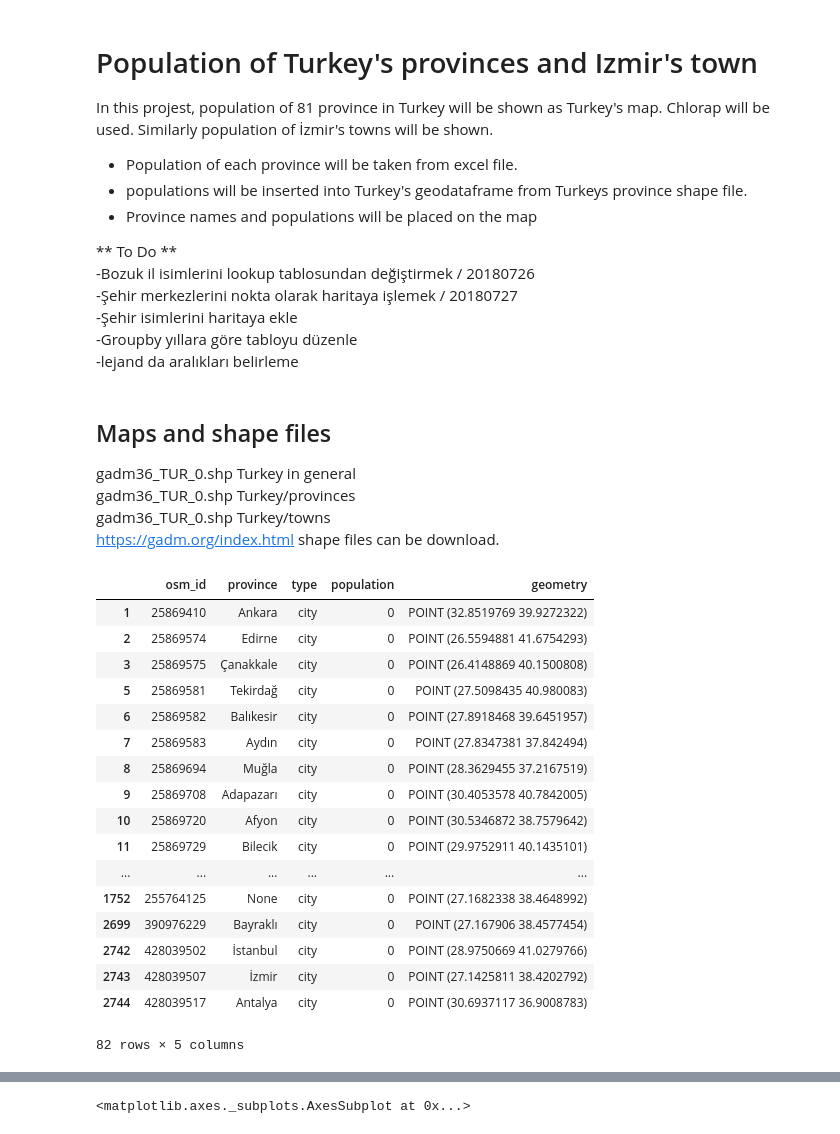
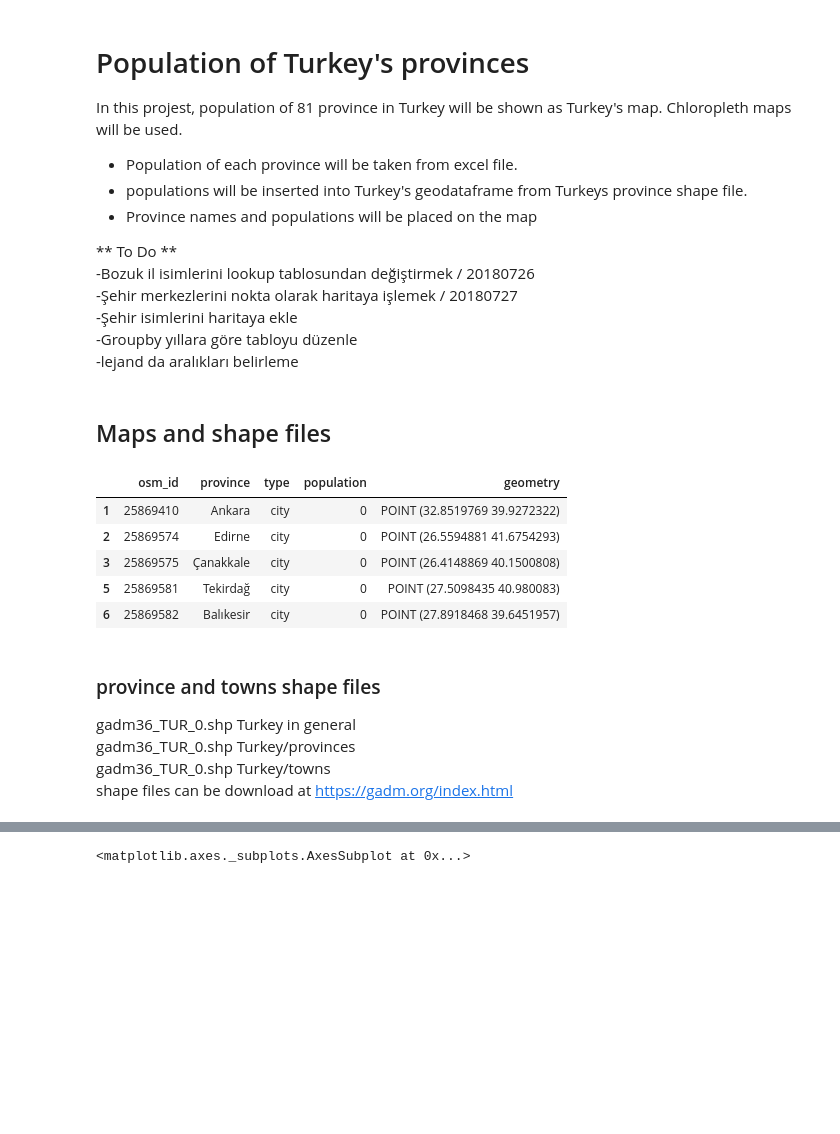
Before and after one commit to ctukel/Geopandas-projects, a Jupyter notebook: Turkeys_population.ipynb, the cells around one changed output, grey strips where cells are left out. Drawn from its saved outputs; the diff is of its cells as text; code cells hidden in the pictures; blank space fills up the shorter version.

```diff
--- a/Turkeys_population.ipynb
+++ b/Turkeys_population.ipynb
@@ -1,7 +1,6 @@
 # %% [markdown]
-# Population of Turkey's provinces and Izmir's town
-In this projest, population of 81 province in Turkey will be shown as Turkey's map. Chlorap will be used.
-Similarly population of İzmir's towns will be shown.
+# Population of Turkey's provinces
+In this projest, population of 81 province in Turkey will be shown as Turkey's map. Chloropleth maps will be used.
 - Population of each province will be taken from excel file.
 - populations will be inserted into Turkey's geodataframe from Turkeys province shape file.
 - Province names and populations will be placed on the map
@@ -19,36 +18,26 @@ import pandas as pd
 import geopandas
 
 # pd.options.display.max_rows = 10
+# %% [markdown]
+## Maps and shape files
+# %%
+province_centers = geopandas.read_file("zip://./data/turkey-places-shape.zip", encoding = 'utf-8')
+province_centers = province_centers.rename(columns={'name': 'province'})
+province_centers = province_centers.loc[province_centers['type'] == 'city']
+province_centers.head()
+# %% [output]
+|  | osm_id | province | type | population | geometry |
+| 1 | 25869410 | Ankara | city | 0 | POINT (32.8519769 39.9272322) |
+| 2 | 25869574 | Edirne | city | 0 | POINT (26.5594881 41.6754293) |
+| 3 | 25869575 | Çanakkale | city | 0 | POINT (26.4148869 40.1500808) |
+| 5 | 25869581 | Tekirdağ | city | 0 | POINT (27.5098435 40.980083) |
+| 6 | 25869582 | Balıkesir | city | 0 | POINT (27.8918468 39.6451957) |
 # %% [markdown]
-## Maps and shape files
+### province and towns shape files
 gadm36_TUR_0.shp Turkey in general
 gadm36_TUR_0.shp Turkey/provinces
 gadm36_TUR_0.shp Turkey/towns
-https://gadm.org/index.html shape files can be download.
+shape files can be download at https://gadm.org/index.html
-# %%
-province_centers = geopandas.read_file("zip://./data/turkey-places-shape.zip", encoding = 'utf-8')
-province_centers = province_centers.rename(columns={'name': 'province'})
-province_centers = province_centers.loc[province_centers['type'] == 'city']
-province_centers
-# %% [output]
-|  | osm_id | province | type | population | geometry |
-| 1 | 25869410 | Ankara | city | 0 | POINT (32.8519769 39.9272322) |
-| 2 | 25869574 | Edirne | city | 0 | POINT (26.5594881 41.6754293) |
-| 3 | 25869575 | Çanakkale | city | 0 | POINT (26.4148869 40.1500808) |
-| 5 | 25869581 | Tekirdağ | city | 0 | POINT (27.5098435 40.980083) |
-| 6 | 25869582 | Balıkesir | city | 0 | POINT (27.8918468 39.6451957) |
-| 7 | 25869583 | Aydın | city | 0 | POINT (27.8347381 37.842494) |
-| 8 | 25869694 | Muğla | city | 0 | POINT (28.3629455 37.2167519) |
-| 9 | 25869708 | Adapazarı | city | 0 | POINT (30.4053578 40.7842005) |
-| 10 | 25869720 | Afyon | city | 0 | POINT (30.5346872 38.7579642) |
-| 11 | 25869729 | Bilecik | city | 0 | POINT (29.9752911 40.1435101) |
-| ... | ... | ... | ... | ... | ... |
-| 1752 | 255764125 | None | city | 0 | POINT (27.1682338 38.4648992) |
-| 2699 | 390976229 | Bayraklı | city | 0 | POINT (27.167906 38.4577454) |
-| 2742 | 428039502 | İstanbul | city | 0 | POINT (28.9750669 41.0279766) |
-| 2743 | 428039507 | İzmir | city | 0 | POINT (27.1425811 38.4202792) |
-| 2744 | 428039517 | Antalya | city | 0 | POINT (30.6937117 36.9008783) |
-82 rows × 5 columns
 # %%
 provinces = geopandas.read_file("data/gadm36_TUR_1.shp", encoding = 'utf-8')
 provinces = provinces[['NAME_1','geometry']]
```
Also changed, not shown: parts of 1 cell of this notebook, 3 other files.
